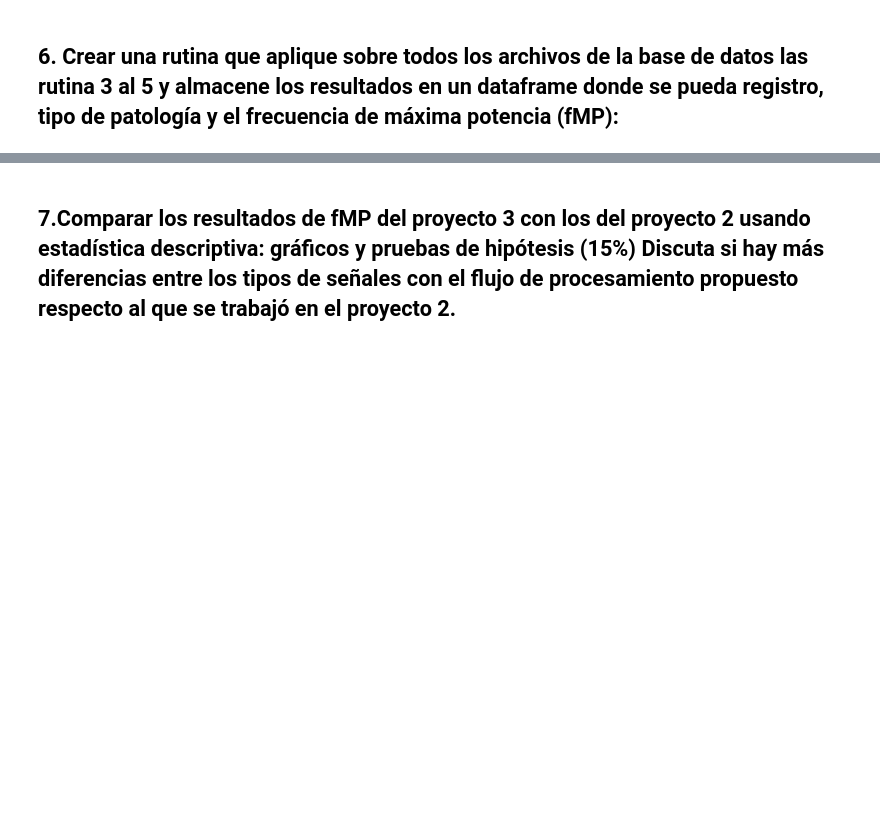
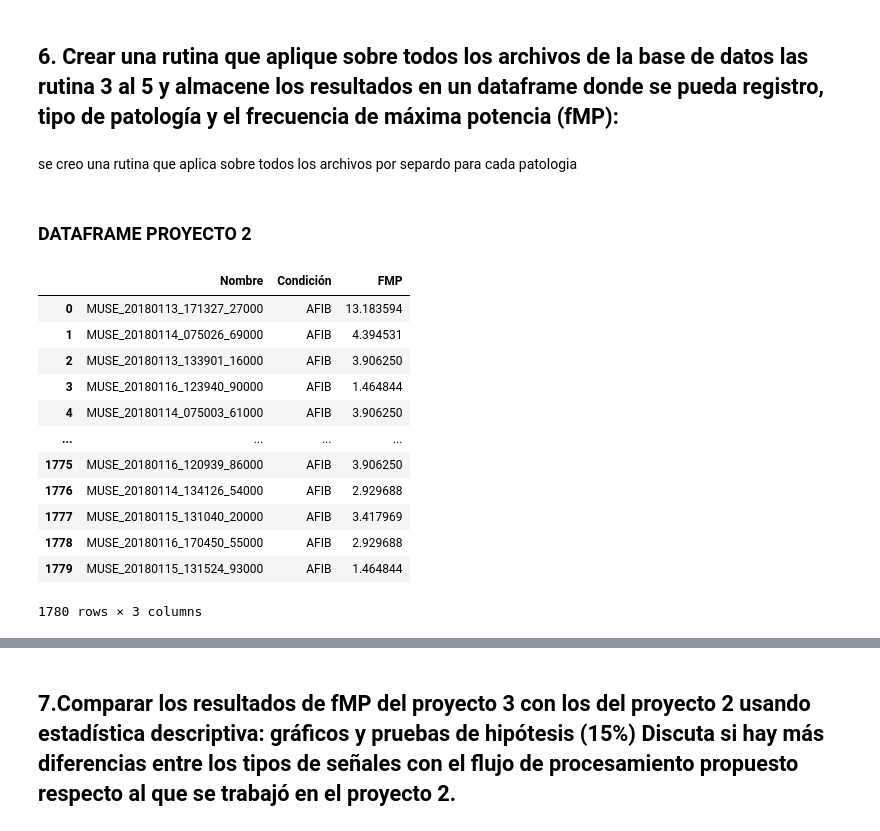
Before and after one commit to juandayo001/Biose-ales_20242, a Jupyter notebook: PROYECTO3.ipynb, the cells around one changed output, grey strips where cells are left out. Saved outputs shown, nothing was run; the diff lists cells and outputs as text; code cells hidden in the pictures; blank space fills up the shorter version.

```diff
--- a/PROYECTO3.ipynb
+++ b/PROYECTO3.ipynb
@@ -836,3 +839,36 @@ Frecuencias máximas de potencia para AFIB Original:
 [3889 rows x 2 columns]
 # %% [markdown]
 ## 6. Crear una rutina que aplique sobre todos los archivos de la base de datos las rutina 3 al 5 y almacene los resultados en un dataframe donde se pueda registro, tipo de patología y el frecuencia de máxima potencia (fMP):
+# %% [markdown]
+se creo una rutina que aplica sobre todos los archivos por separdo para cada patologia
+# %% [markdown]
+### DATAFRAME PROYECTO 2
+# %%
+dataoriginal= []
+
+for archivo, fmp in valores_AFIB.items():
+    # Obtener el valor correspondiente de fMP para cada archivo
+    fmp_value = df_AFIB_original.loc[df_AFIB_original['Nombre'] == archivo, 'FMP'].values[0]
+
+    # Añadir la información al diccionario
+    dataoriginal.append({'Nombre': archivo, 'Condición': 'AFIB', 'FMP': fmp_value})
+
+# Convertir la lista de diccionarios en un DataFrame
+df_resultados_AFIB_original = pd.DataFrame(dataoriginal)
+
+# Mostrar el DataFrame
+df_resultados_AFIB_original
+# %% [output]
+|  | Nombre | Condición | FMP |
+| 0 | MUSE_20180113_171327_27000 | AFIB | 13.183594 |
+| 1 | MUSE_20180114_075026_69000 | AFIB | 4.394531 |
+| 2 | MUSE_20180113_133901_16000 | AFIB | 3.906250 |
+| 3 | MUSE_20180116_123940_90000 | AFIB | 1.464844 |
+| 4 | MUSE_20180114_075003_61000 | AFIB | 3.906250 |
+| ... | ... | ... | ... |
+| 1775 | MUSE_20180116_120939_86000 | AFIB | 3.906250 |
+| 1776 | MUSE_20180114_134126_54000 | AFIB | 2.929688 |
+| 1777 | MUSE_20180115_131040_20000 | AFIB | 3.417969 |
+| 1778 | MUSE_20180116_170450_55000 | AFIB | 2.929688 |
+| 1779 | MUSE_20180115_131524_93000 | AFIB | 1.464844 |
+1780 rows × 3 columns
```
Also changed, not shown: parts of 23 cells of this notebook.
